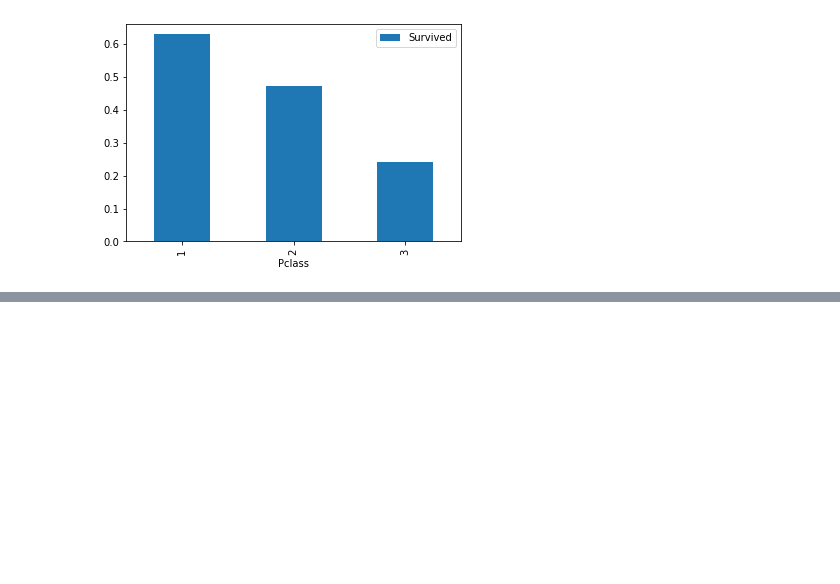
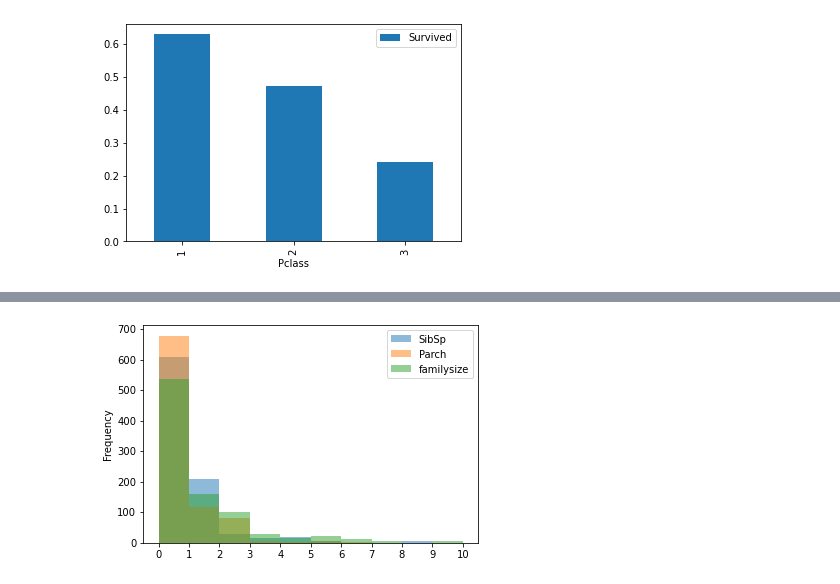
Before and after one commit to branBeckett/data-science-projects, a Jupyter notebook: kaggle-workflow/kaggle-workflow.ipynb, the cells around one changed output, grey strips where cells are left out. Cells and saved outputs as stored; diff of their text form; code cells hidden in the pictures; blank space fills up the shorter version.

```diff
--- a/kaggle-workflow/kaggle-workflow.ipynb
+++ b/kaggle-workflow/kaggle-workflow.ipynb
@@ -145,0 +188,7 @@ def create_dummies(df,column_name):
+# %%
+explore['familysize'] = explore[['SibSp', 'Parch']].sum(axis=1)
+explore.drop('Survived', axis=1).plot.hist(alpha=0.5, bins=10)
+plt.xticks(range(11))
+plt.show()
+# %% [output]
+[figure, added]
```
Also changed, not shown: parts of 6 cells of this notebook.
